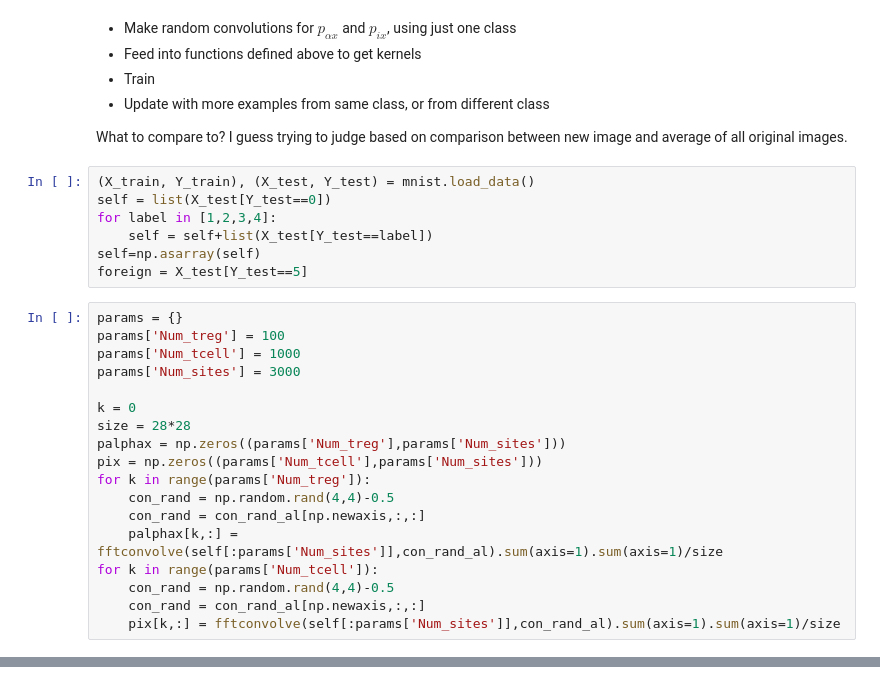
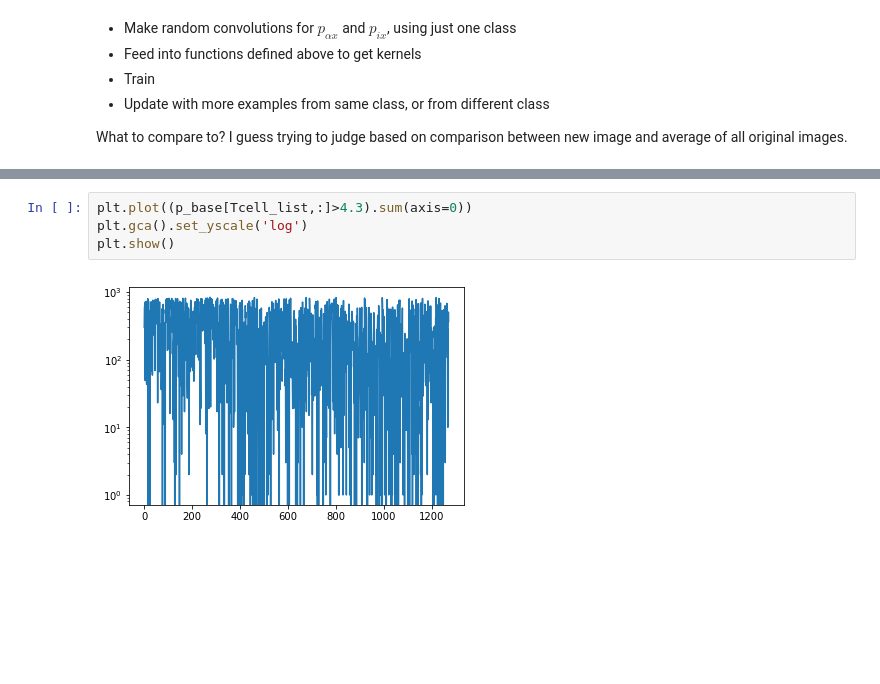
Before and after one commit to Ninjaneer32/immune-svm, a Jupyter notebook: scripts/Testing.ipynb, the cells around one changed output, grey strips where cells are left out. Saved outputs shown, nothing was run; the diff lists cells and outputs as text; blank space fills up the shorter version.

```diff
--- a/scripts/Testing.ipynb
+++ b/scripts/Testing.ipynb
@@ -417,28 +417,3 @@ Now train the weights. Using the $w_\alpha$, one can now test the identity of ag
 - Update with more examples from same class, or from different class
 
 What to compare to? I guess trying to judge based on comparison between new image and average of all original images.
-# %%
-(X_train, Y_train), (X_test, Y_test) = mnist.load_data()
-self = list(X_test[Y_test==0])
-for label in [1,2,3,4]:
-    self = self+list(X_test[Y_test==label])
-self=np.asarray(self)
-foreign = X_test[Y_test==5]
-# %%
-params = {}
-params['Num_treg'] = 100
-params['Num_tcell'] = 1000
-params['Num_sites'] = 3000
-
-k = 0
-size = 28*28
-palphax = np.zeros((params['Num_treg'],params['Num_sites']))
-pix = np.zeros((params['Num_tcell'],params['Num_sites']))
-for k in range(params['Num_treg']):
-    con_rand = np.random.rand(4,4)-0.5
-    con_rand = con_rand_al[np.newaxis,:,:]
-    palphax[k,:] = fftconvolve(self[:params['Num_sites']],con_rand_al).sum(axis=1).sum(axis=1)/size
-for k in range(params['Num_tcell']):
-    con_rand = np.random.rand(4,4)-0.5
-    con_rand = con_rand_al[np.newaxis,:,:]
-    pix[k,:] = fftconvolve(self[:params['Num_sites']],con_rand_al).sum(axis=1).sum(axis=1)/size
@@ -496,0 +482,6 @@ plt.show()
+# %%
+plt.plot((p_base[Tcell_list,:]>4.3).sum(axis=0))
+plt.gca().set_yscale('log')
+plt.show()
+# %% [output]
+[figure, added]
```
Also changed, not shown: parts of 13 cells of this notebook.
